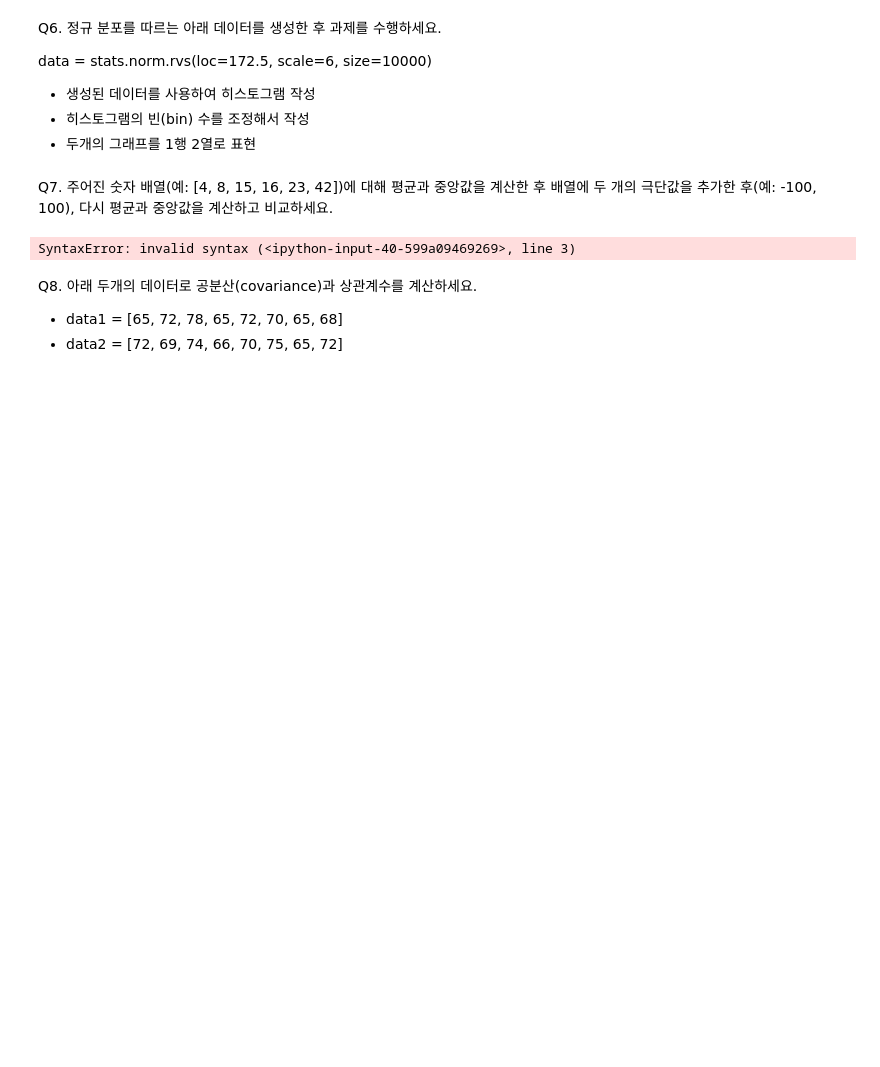
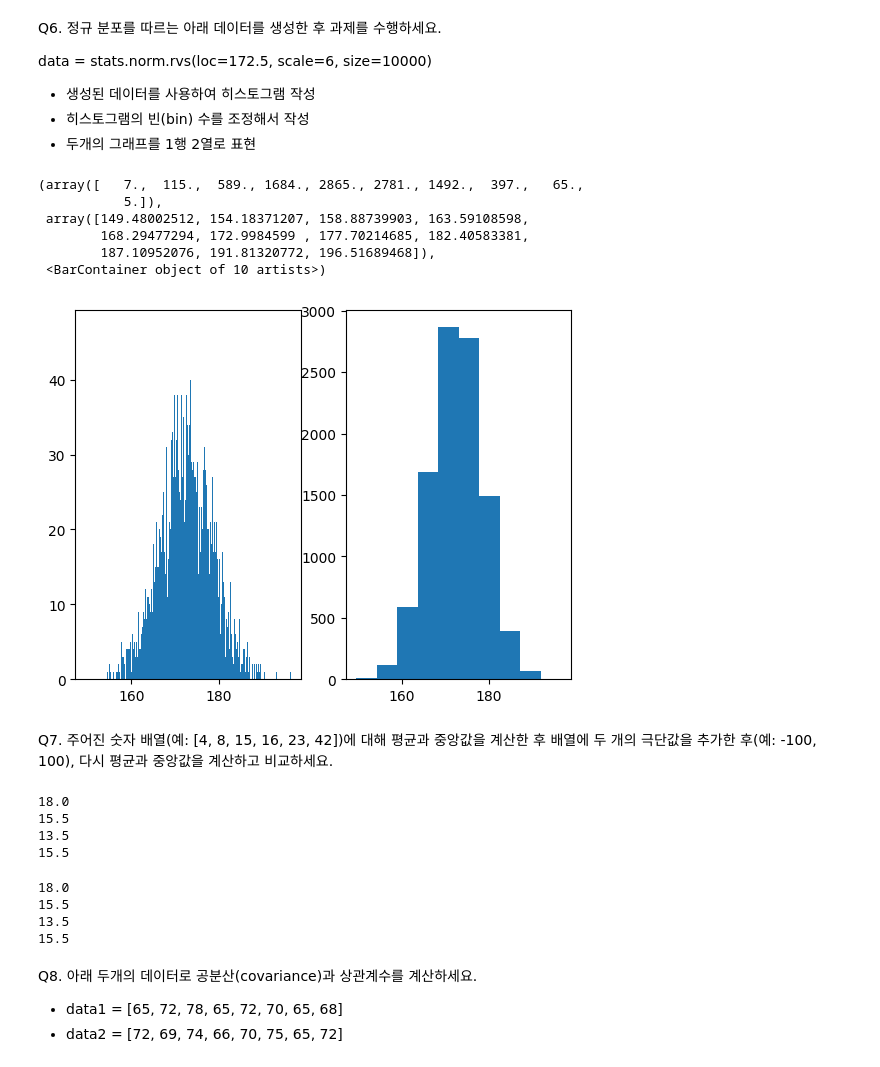
Before and after one commit to CrayonHanChan/kita_231026, a Jupyter notebook: m3_분석라이브러리/평가/평가_0122_문제_복사본_평가후오답노트.ipynb, the cells around one changed output. Cells and saved outputs as stored; diff of their text form; code cells hidden in the pictures; blank space fills up the shorter version.

```diff
--- a/m3_분석라이브러리/평가/평가_0122_문제_복사본_평가후오답노트.ipynb
+++ b/m3_분석라이브러리/평가/평가_0122_문제_복사본_평가후오답노트.ipynb
@@ -132,3 +220,18 @@ data = stats.norm.rvs(loc=172.5, scale=6, size=10000)
 - 생성된 데이터를 사용하여 히스토그램 작성
 - 히스토그램의 빈(bin) 수를 조정해서 작성
 - 두개의 그래프를 1행 2열로 표현
+# %%
+from scipy import stats
+data = stats.norm.rvs(loc=172.5, scale=6, size=10000)
+plt.subplot(1,2,1)
+plt.hist(data,bins=1000)
+plt.subplot(1,2,2)
+plt.hist(data, bins=10)
+# %% [output]
+(array([   7.,  115.,  589., 1684., 2865., 2781., 1492.,  397.,   65.,
+           5.]),
+ array([149.48002512, 154.18371207, 158.88739903, 163.59108598,
+        168.29477294, 172.9984599 , 177.70214685, 182.40583381,
+        187.10952076, 191.81320772, 196.51689468]),
+ <BarContainer object of 10 artists>)
+[figure, added]
@@ -136,10 +248,30 @@ data = stats.norm.rvs(loc=172.5, scale=6, size=10000)
 Q7. 주어진 숫자 배열(예: [4, 8, 15, 16, 23, 42])에 대해 평균과 중앙값을 계산한 후 배열에 두 개의 극단값을 추가한 후(예: -100, 100), 다시 평균과 중앙값을 계산하고 비교하세요.
 # %%
 ar = [4, 8, 15, 16, 23, 42]
-np.mean(ar)
-np.
+print(np.mean(ar))
+print(np.median(ar))
+
+newar = np.append(ar, [-100,100])
+print(np.mean(newar))
+print(np.median(newar))
 # %% [output]
-SyntaxError: invalid syntax (<ipython-input-40-599a09469269>, line 3)
+18.0
+15.5
+13.5
+15.5
+# %%
+data =  [4, 8, 15, 16, 23, 42]
+print(np.mean(data))
+print(np.median(data))
+
+newdata = np.append(data, [-100, 100])
+print(np.mean(newdata))
+print(np.median(newdata))
+# %% [output]
+18.0
+15.5
+13.5
+15.5
 # %% [markdown]
 Q8. 아래 두개의 데이터로 공분산(covariance)과 상관계수를 계산하세요.
 - data1 = [65, 72, 78, 65, 72, 70, 65, 68]
```
Also changed, not shown: parts of 16 cells of this notebook, 7 other files.
